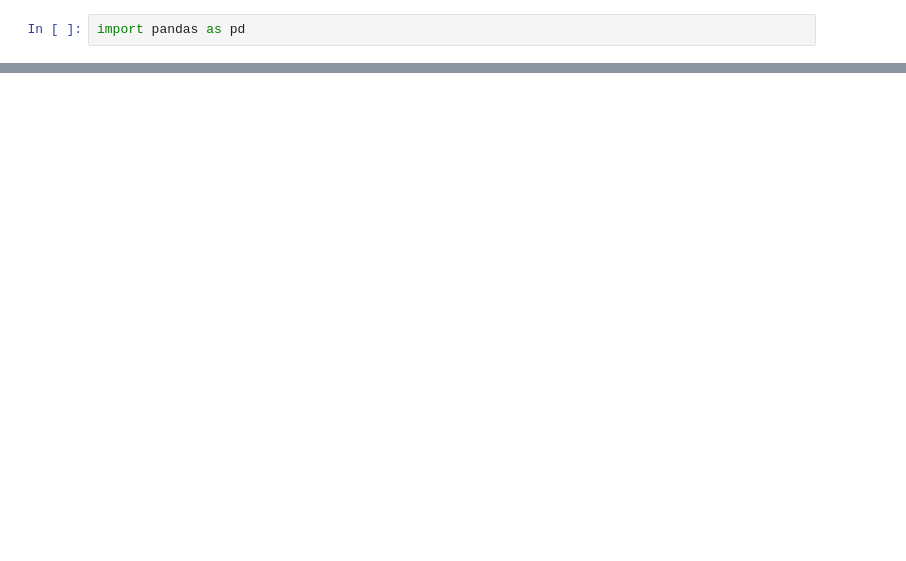
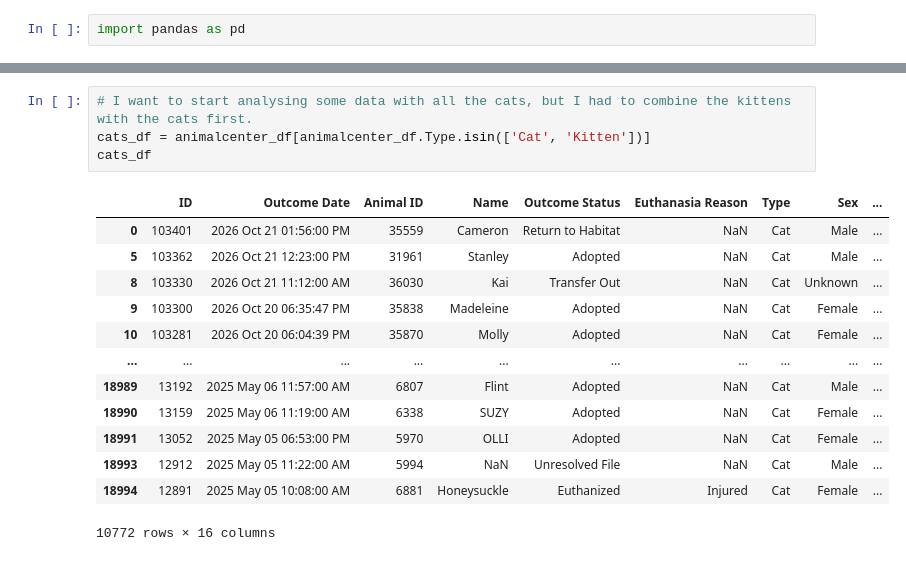
Before and after one commit to janecheng-wpp/allcode-assignment-05, a Jupyter notebook: Assignment05.ipynb, the cells around one changed output, grey strips where cells are left out. Cells and saved outputs as stored; diff of their text form; blank space fills up the shorter version.

Commit message:
v1 analysis

```diff
--- a/Assignment05.ipynb
+++ b/Assignment05.ipynb
@@ -226,0 +48,18 @@ corr_pokemon
+# %%
+# I want to start analysing some data with all the cats, but I had to combine the kittens with the cats first.
+cats_df = animalcenter_df[animalcenter_df.Type.isin(['Cat', 'Kitten'])]
+cats_df
+# %% [output]
+|  | ID | Outcome Date | Animal ID | Name | Outcome Status | Euthanasia Reason | Type | Sex | ... |
+| 0 | 103401 | 2026 Oct 21 01:56:00 PM | 35559 | Cameron | Return to Habitat | NaN | Cat | Male | ... |
+| 5 | 103362 | 2026 Oct 21 12:23:00 PM | 31961 | Stanley | Adopted | NaN | Cat | Male | ... |
+| 8 | 103330 | 2026 Oct 21 11:12:00 AM | 36030 | Kai | Transfer Out | NaN | Cat | Unknown | ... |
+| 9 | 103300 | 2026 Oct 20 06:35:47 PM | 35838 | Madeleine | Adopted | NaN | Cat | Female | ... |
+| 10 | 103281 | 2026 Oct 20 06:04:39 PM | 35870 | Molly | Adopted | NaN | Cat | Female | ... |
+| ... | ... | ... | ... | ... | ... | ... | ... | ... | ... |
+| 18989 | 13192 | 2025 May 06 11:57:00 AM | 6807 | Flint | Adopted | NaN | Cat | Male | ... |
+| 18990 | 13159 | 2025 May 06 11:19:00 AM | 6338 | SUZY | Adopted | NaN | Cat | Female | ... |
+| 18991 | 13052 | 2025 May 05 06:53:00 PM | 5970 | OLLI | Adopted | NaN | Cat | Female | ... |
+| 18993 | 12912 | 2025 May 05 11:22:00 AM | 5994 | NaN | Unresolved File | NaN | Cat | Male | ... |
+| 18994 | 12891 | 2025 May 05 10:08:00 AM | 6881 | Honeysuckle | Euthanized | Injured | Cat | Female | ... |
+10772 rows × 16 columns
```
Also changed, not shown: parts of 38 cells of this notebook, 2 other files.
